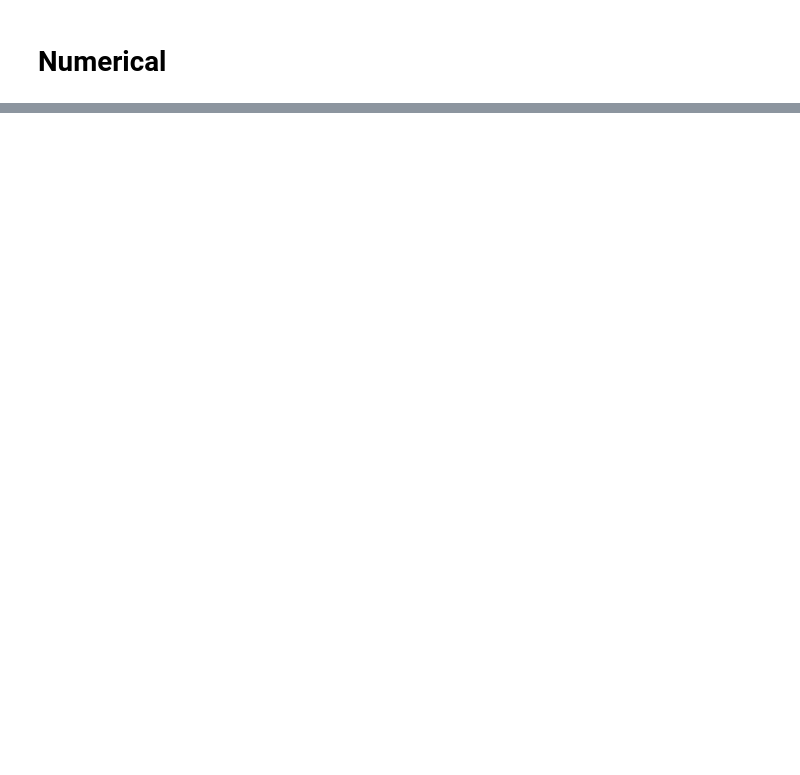
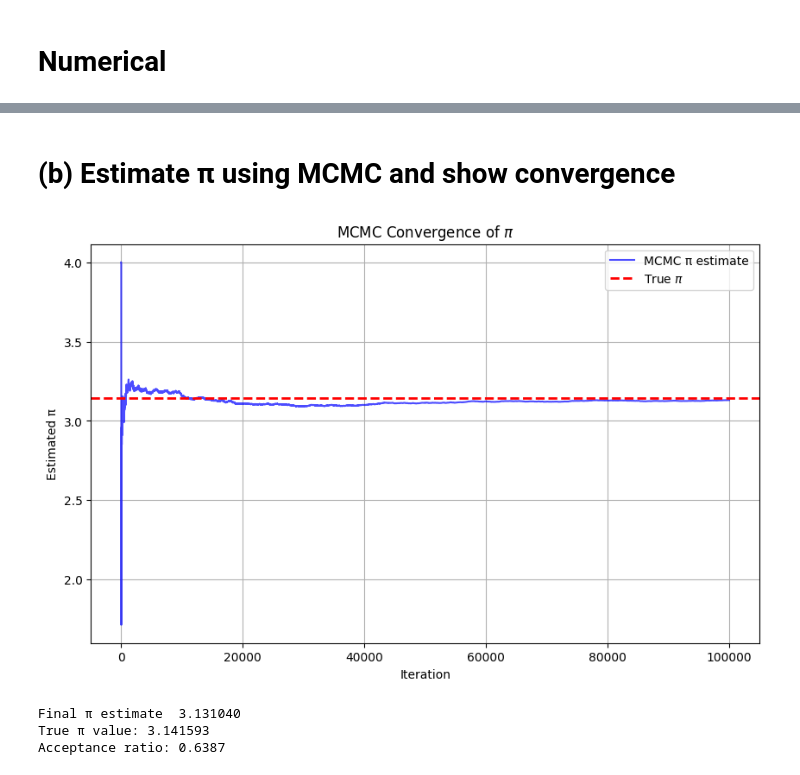
Before and after one commit to MELAI-1/MY-PROJECT, a Jupyter notebook: MCMC/Melvin_MC4ML_Assignment_02.ipynb, the cells around one changed output, grey strips where cells are left out. Drawn from its saved outputs; the diff is of its cells as text; code cells hidden in the pictures; blank space fills up the shorter version.

```diff
--- a/MCMC/Melvin_MC4ML_Assignment_02.ipynb
+++ b/MCMC/Melvin_MC4ML_Assignment_02.ipynb
@@ -1126,0 +172,28 @@ plt.show()
+# %% [markdown]
+#  (b) Estimate π using MCMC and show convergence
+# %%
+inside_circle = (trajectory[:, 0]**2 + trajectory[:, 1]**2 <= 1).astype(int)
+
+# Running cumulative mean
+cumulative_pi = 4 * np.cumsum(inside_circle) / np.arange(1, niter + 1)
+
+# Plot convergence
+plt.figure(figsize=(10, 6))
+plt.plot(np.arange(niter), cumulative_pi, label="MCMC π estimate", color='blue', alpha=0.7)
+plt.axhline(np.pi, color='r', linestyle='--', linewidth=2, label=r"True $\pi$")
+plt.xlabel("Iteration")
+plt.ylabel("Estimated π")
+plt.title(r"MCMC Convergence of $\pi$")
+plt.legend()
+plt.grid(True)
+plt.show()
+
+final_pi_est = cumulative_pi[-1]
+print(f"\nFinal π estimate  {final_pi_est:.6f}")
+print(f"True π value: {np.pi:.6f}")
+print(f"Acceptance ratio: {acceptance_ratio:.4f}")
+# %% [output]
+[figure, added]
+Final π estimate  3.131040
+True π value: 3.141593
+Acceptance ratio: 0.6387
```
Also changed, not shown: parts of 72 cells of this notebook.
